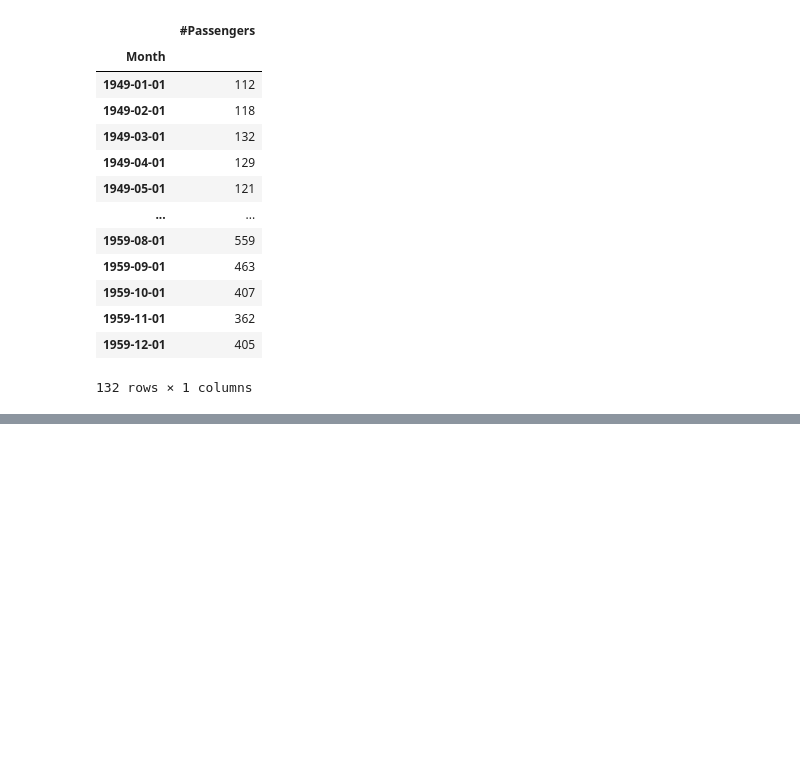
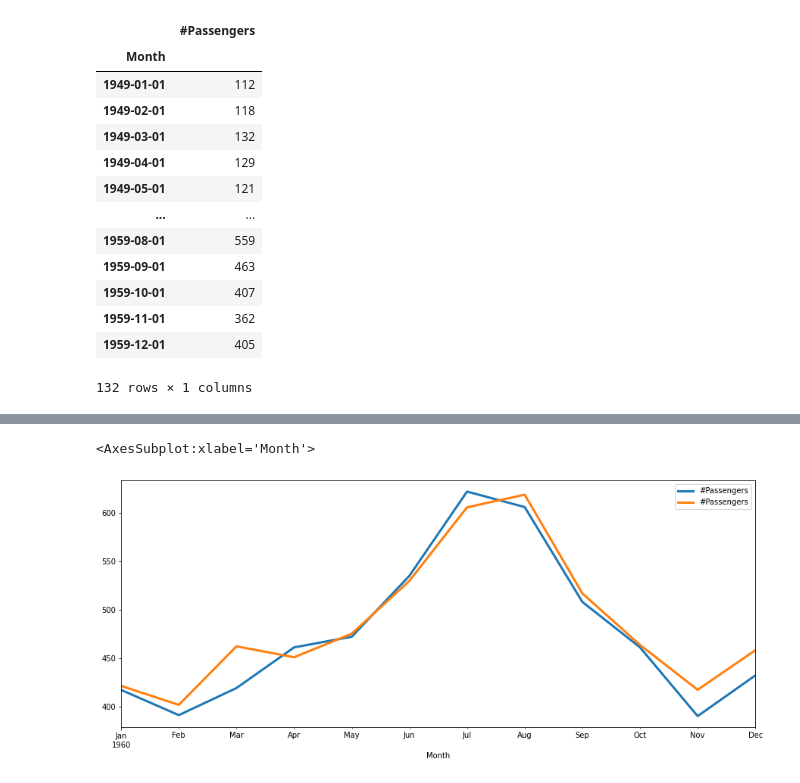
Before and after one commit to marlevek/Estatistica-I, a Jupyter notebook: Series-Temporais/03-Previsoes-com-Arima.ipynb, the cells around one changed output, grey strips where cells are left out. Saved outputs shown, nothing was run; the diff lists cells and outputs as text; code cells hidden in the pictures; blank space fills up the shorter version.

```diff
--- a/Series-Temporais/03-Previsoes-com-Arima.ipynb
+++ b/Series-Temporais/03-Previsoes-com-Arima.ipynb
@@ -83,0 +117,5 @@ Name: 1960-01-01 00:00:00, dtype: int64
+# %%
+pd.concat([test, future_forecast], axis=1).plot(linewidth=3)
+# %% [output]
+<AxesSubplot:xlabel='Month'>
+[figure, added]
```
Also changed, not shown: parts of 7 cells of this notebook.
